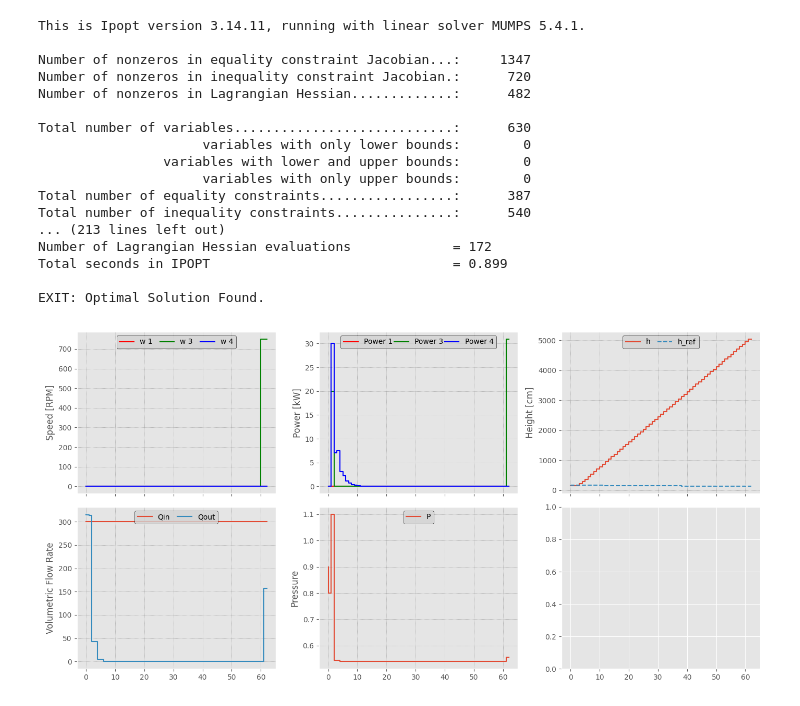
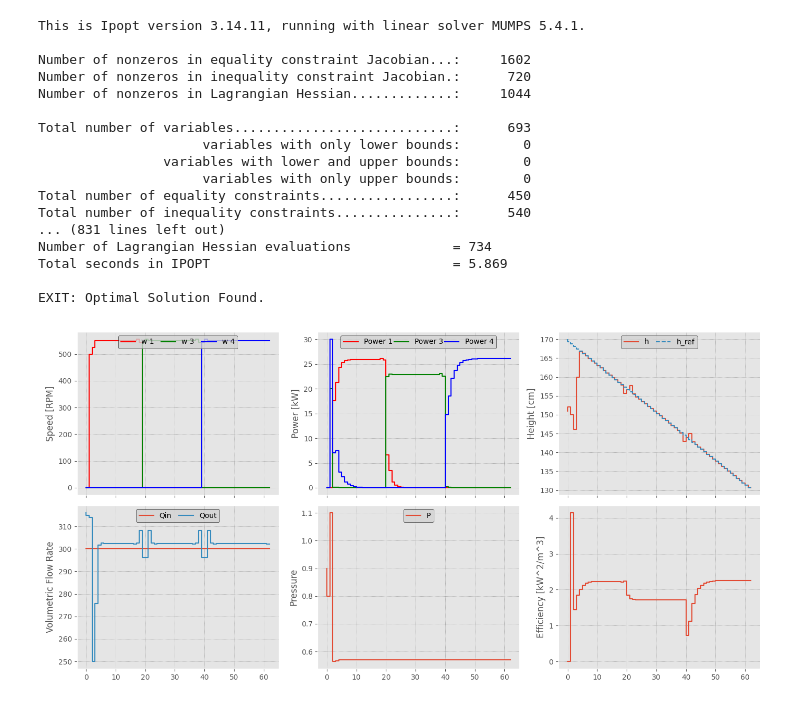
Before and after one commit to MPILC-Course/edge_mpc, a Jupyter notebook: opti_pumpstation.ipynb, the cells around one changed output. Drawn from its saved outputs; the diff is of its cells as text; code cells hidden in the pictures.

Commit message:
Working with fake outflow model

```diff
--- a/opti_pumpstation.ipynb
+++ b/opti_pumpstation.ipynb
@@ -92,6 +92,7 @@ P = opti.variable(N+zs)
 w = opti.variable(3,N+zs)
 # w = opti.variable(N+zs)
 h = opti.variable(N+zs)
+effi = opti.variable(N+zs)
 
 #============= Slack Variables
 s_h = opti.variable(N+zs)
@@ -101,14 +102,10 @@ Qin[:] = Qin_est
 
 #=========== Objective function
 objective = 0
-r = np.zeros((3,N+zs))
-r[0,:] = 1400
-r[1,:] = 1300
-r[2,:] = 1500
+
 for t in range(zs, N+zs):
     dw = w[:,t]-w[:,t-1]
-    objective += 0*((E[:,t].T @ E[:,t])/(Qout[t]+1))**2    +   0 *((dw.T)@ dw)   +  10*(h[t]-h_ref[t])**2 + 10000*s_h[t]
-    # objective += 0.1*(r[:,t]-w[:,t]).T @ (r[:,t]-w[:,t]) + 2*(s_e[:,t].T @ s_e[:,t])
+    objective += 0.05*((E[:,t].T @ E[:,t])/(Qout[t]+0.0001))**2    +   0.01 *((dw.T)@ dw)   +  10*(h[t]-h_ref[t])**2 + 10*s_h[t]
 
 opti.minimize(objective)
 
@@ -119,31 +116,39 @@ opti.minimize(objective)
 for t in range(zs, N+zs):
     # opti.subject_to(Qout[t] == A_outflow @ ca.vcat([Qout[t-3],w[2,t-1], w[2,t-1]*Qout[t-3], w[2,t-1]*w[0,t-1],Qout[t-3]**2,
     #                                         w[2,t-1]*w[1,t-1], w[2,t-1], w[1,t-1]*w[0,t-1], w[1,t-1]**2, w[0,t-1]**2])**2)
-    opti.subject_to(Qout[t] == A_outflow @ ca.vcat([Qout[t-2], w[2,t-1]**3, w[0,t-1]**3, w[1,t-1], w[2,t-1] * Qout[t-2],
-                                                    w[2,t-1]*w[0,t-1], w[1,t-1]**2, w[2,t-1]**2*Qout[t-2], w[2,t-1]*w[1,t-1],
-                                                    w[0,t-1]**2, w[2,t-1]**2*w[0,t-1], w[0,t-1], Qout[t-2]**2]))
+    # opti.subject_to(Qout[t] == A_outflow @ ca.vcat([Qout[t-2], w[2,t-1]**3, w[0,t-1]**3, w[1,t-1], w[2,t-1] * Qout[t-2],
+    #                                                 w[2,t-1]*w[0,t-1], w[1,t-1]**2, w[2,t-1]**2*Qout[t-2], w[2,t-1]*w[1,t-1],
+    #                                                 w[0,t-1]**2, w[2,t-1]**2*w[0,t-1], w[0,t-1], Qout[t-2]**2]))
+
+    opti.subject_to(Qout[t] == 0.001 *( w[0,t-1]**2 + w[1,t-1]**2 + w[2,t-1]**2))
 
     opti.subject_to(E[:,t] == A_power @ ca.vcat([E[:,t-1],E[:,t-2]]) + B_power @ w[:,t-1] + C_power)
 
     opti.subject_to(P[t] == B1_pressure @ Qout[t] + B2_pressure @ Qout[t]**2 + C_pressure) # With Qout in 2space
     # opti.subject_to(P[t] == A_pressure @ P[t-1] + B_pressure @ Qout[t-1] + C_pressure)
 
-    opti.subject_to(h[t] == h[t-1] + Ts/A*(Qin[t-1]-Qout[t-1]))
+    opti.subject_to(h[t] == h[t-1] + Ts*(Qin[t-1]-Qout[t-1])/A)
+
+for t in range(0, N+zs):
+    opti.subject_to(effi[t] == E[:,t].T @ E[:,t]/(Qout[t]+0.0001))
+
+
 
 # Additional constraints (e.g., on control input)
 for t in range(zs, N+zs):
     opti.subject_to(w[:,t] >= 0)  # Lower bound on control input
-    # opti.subject_to(w[:,t] <= 1500)
+
+    opti.subject_to(w[:,t] <= ca.fmin(1500*enable[:,t],1500))
     # opti.subject_to(w[0,t] <= ca.fmin(1500*enable[0,t],1500))
     # opti.subject_to(w[1,t] <= ca.fmin(1500*enable[1,t],1500))
     # opti.subject_to(w[2,t] <= ca.fmin(1500*enable[2,t],1500))
 
-    opti.subject_to(w[0,t] <= 0)
+    # opti.subject_to(w[0,t] <= 0)
     # opti.subject_to(w[1,t] <= 0)
-    opti.subject_to(w[2,t] <= 0)
+    # opti.subject_to(w[2,t] <= 0)
 
     # opti.subject_to(w[0,t] <= 1500)
-    opti.subject_to(w[1,t] <= 1500)
+    # opti.subject_to(w[1,t] <= 1500)
     # opti.subject_to(w[2,t] <= 1500)
 
     opti.subject_to(h[t] <= (200 + s_h[t]))
@@ -198,7 +203,7 @@ for k in range(1):
     h_meas_k = 150
     h_hist = np.hstack([h_hist[1:], h_meas_k])
 
-    w_meas_k = np.array([0,0,0]).reshape(3,-1)
+    w_meas_k = np.array([500,0,0]).reshape(3,-1)
     w_hist = np.hstack([w_hist[:,1:], w_meas_k])
 
     Qout_meas_k = 314
@@ -257,19 +262,19 @@ for k in range(1):
 # %% [output]
 This is Ipopt version 3.14.11, running with linear solver MUMPS 5.4.1.
 
-Number of nonzeros in equality constraint Jacobian...:     1347
+Number of nonzeros in equality constraint Jacobian...:     1602
 Number of nonzeros in inequality constraint Jacobian.:      720
-Number of nonzeros in Lagrangian Hessian.............:      482
+Number of nonzeros in Lagrangian Hessian.............:     1044
 
-Total number of variables............................:      630
+Total number of variables............................:      693
                      variables with only lower bounds:        0
                 variables with lower and upper bounds:        0
                      variables with only upper bounds:        0
-Total number of equality constraints.................:      387
+Total number of equality constraints.................:      450
 Total number of inequality constraints...............:      540
-... (213 lines left out)
-Number of Lagrangian Hessian evaluations             = 172
-Total seconds in IPOPT                               = 0.899
+... (831 lines left out)
+Number of Lagrangian Hessian evaluations             = 734
+Total seconds in IPOPT                               = 5.869
 
 EXIT: Optimal Solution Found.
 # %%
@@ -296,36 +301,36 @@ axs[0, 1].legend(loc='upper center', columnspacing=0.2, ncol=3, frameon=True, fa
 
 # Plot 3 - Height
 axs[0, 2].step(range(len(sol.value(h))), sol.value(h), label='h')
 axs[0, 2].step(range(len(sol.value(h_ref))), sol.value(h_ref),"--", label='h_ref')
 axs[0, 2].set_ylabel("Height [cm]")
 axs[0, 2].grid(linestyle=':', linewidth='0.5', color='gray')
 # axs[0, 2].set_ylim([0, 250])
 axs[0, 2].legend(loc='upper center', columnspacing=1, ncol=3, frameon=True, facecolor='lightgray', edgecolor='black')
 
 # Plot 4 - Volumetric Flow Rate
 axs[1, 0].step(range(len(sol.value(Qin))), sol.value(Qin), label='Qin')
 axs[1, 0].step(range(len(sol.value(Qout))), sol.value(Qout), label='Qout')
 axs[1, 0].set_ylabel("Volumetric Flow Rate")
 axs[1, 0].grid(linestyle=':', linewidth='0.5', color='gray')
 # axs[1, 0].set_ylim([0, 800])
 axs[1, 0].legend(loc='upper center', columnspacing=1, ncol=3, frameon=True, facecolor='lightgray', edgecolor='black')
 
 # Plot 5 - Pressure
 axs[1, 1].step(range(len(sol.value(P))), sol.value(P), label='P')
 axs[1, 1].set_ylabel("Pressure")
 axs[1, 1].grid(linestyle=':', linewidth='0.5', color='gray')
 axs[1, 1].legend(loc='upper center', columnspacing=1, ncol=3, frameon=True, facecolor='lightgray', edgecolor='black')
 
-# Plot 6 - s_e
-# axs[1, 2].step(range(len(sol.value(s_e[0, :]))), sol.value(s_e[0, :]), label='s_e 1')
+# Plot 6 - effi
+axs[1, 2].step(range(len(sol.value(effi))), sol.value(effi), label='s_e 1')
 # axs[1, 2].step(range(len(sol.value(s_e[1, :]))), sol.value(s_e[1, :]), label='s_e 3')
 # axs[1, 2].step(range(len(sol.value(s_e[2, :]))), sol.value(s_e[2, :]), label='s_e 4')
-# axs[1, 2].grid(linestyle=':', linewidth='0.5', color='gray')
-# axs[1, 2].set_ylabel("s_e")
-# # axs[1, 2].set_ylim([0, 1500])
+axs[1, 2].grid(linestyle=':', linewidth='0.5', color='gray')
+axs[1, 2].set_ylabel("Efficiency [kW^2/m^3]")
+# axs[1, 2].set_ylim([0, 1500])
 # axs[1, 2].legend(loc='upper center', columnspacing=0.5, ncol=3, frameon=True, facecolor='lightgray', edgecolor='black')
 
 plt.tight_layout()
 plt.show()
 # %% [output]
-[figure, old version]
+[figure, new version]
```
